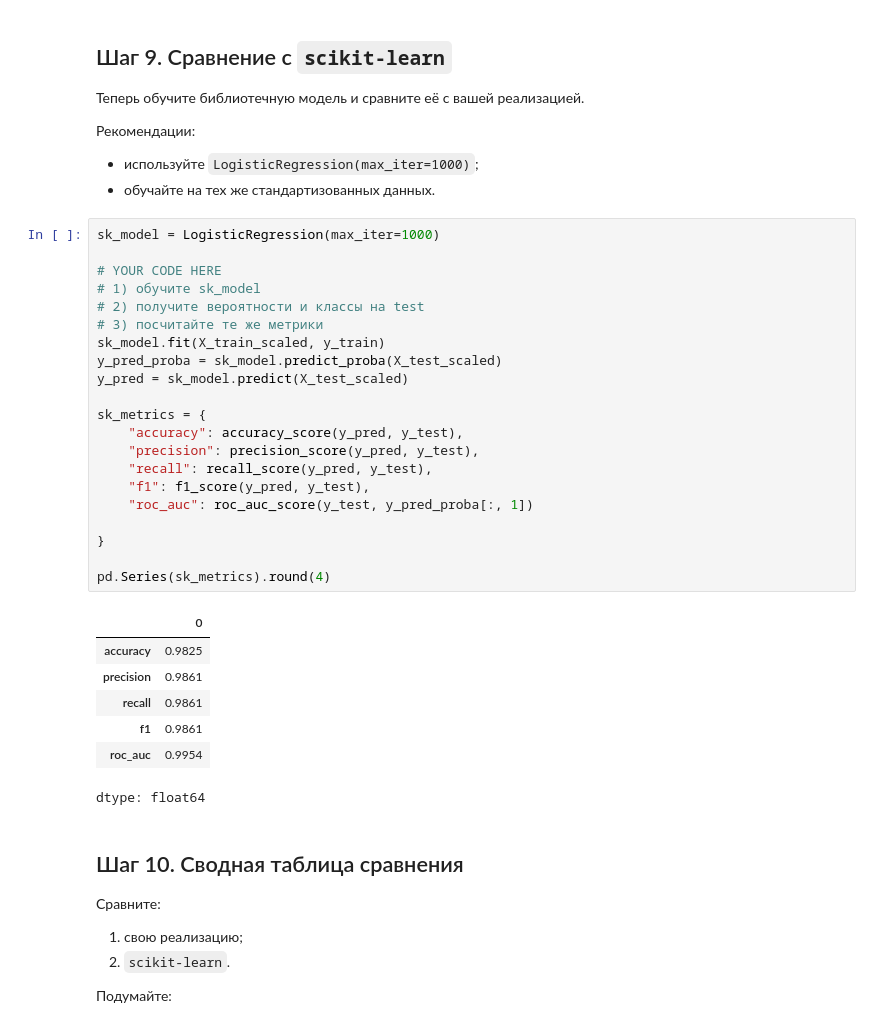
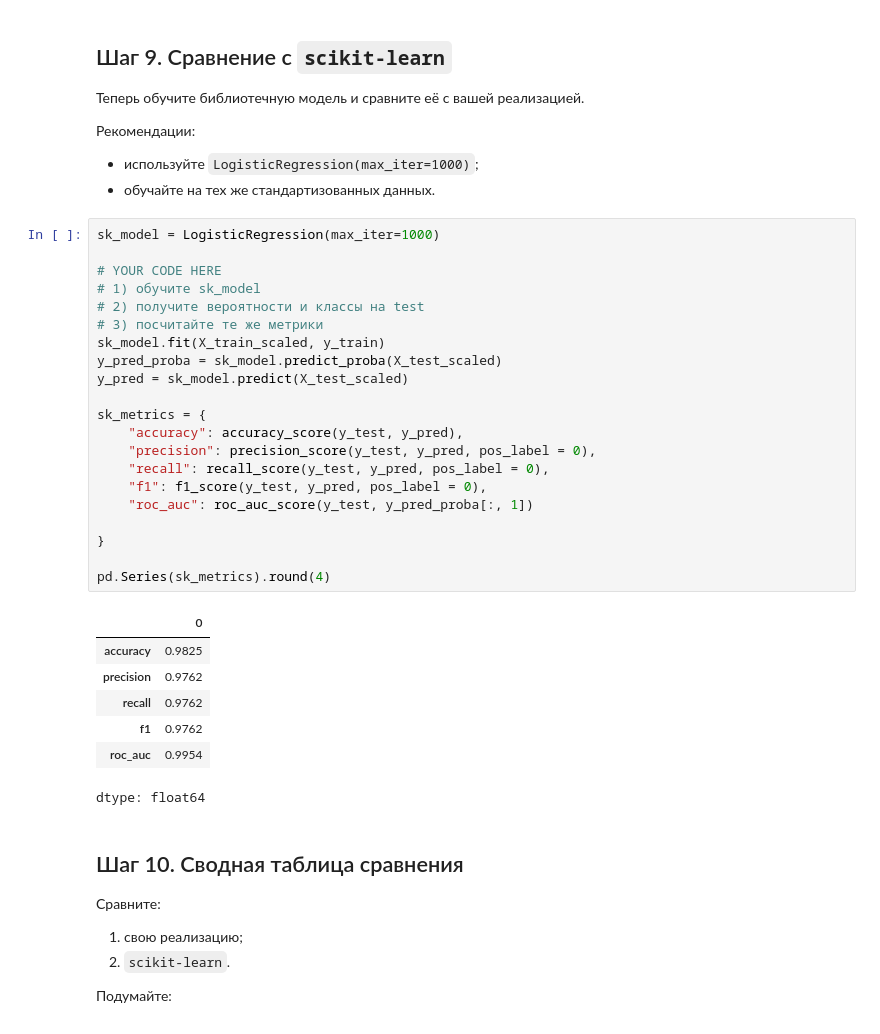
Before and after one commit to kostyan-konstantinov/ml-course-homework, a Jupyter notebook: hw05_LogisticRegression/logreg_practice_student_hw_SOME_CHANGES.ipynb, the cells around one changed output. Drawn from its saved outputs; the diff is of its cells as text.

```diff
--- a/hw05_LogisticRegression/logreg_practice_student_hw.ipynb
+++ b/hw05_LogisticRegression/logreg_practice_student_hw_SOME_CHANGES.ipynb
@@ -407,30 +407,30 @@ weighted avg       0.97      0.96      0.97       114
 # %%
 sk_model = LogisticRegression(max_iter=1000)
 
 # YOUR CODE HERE
 # 1) обучите sk_model
 # 2) получите вероятности и классы на test
 # 3) посчитайте те же метрики
 sk_model.fit(X_train_scaled, y_train)
 y_pred_proba = sk_model.predict_proba(X_test_scaled)
 y_pred = sk_model.predict(X_test_scaled)
 
 sk_metrics = {
-    "accuracy": accuracy_score(y_pred, y_test),
-    "precision": precision_score(y_pred, y_test),
-    "recall": recall_score(y_pred, y_test),
-    "f1": f1_score(y_pred, y_test),
+    "accuracy": accuracy_score(y_test, y_pred),
+    "precision": precision_score(y_test, y_pred, pos_label = 0),
+    "recall": recall_score(y_test, y_pred, pos_label = 0),
+    "f1": f1_score(y_test, y_pred, pos_label = 0),
     "roc_auc": roc_auc_score(y_test, y_pred_proba[:, 1])
 
 }
 
 pd.Series(sk_metrics).round(4)
 # %% [output]
 |  | 0 |
 | accuracy | 0.9825 |
-| precision | 0.9861 |
-| recall | 0.9861 |
-| f1 | 0.9861 |
+| precision | 0.9762 |
+| recall | 0.9762 |
+| f1 | 0.9762 |
 | roc_auc | 0.9954 |
 dtype: float64
 # %% [markdown]
```
Also changed, not shown: parts of 7 cells of this notebook.
